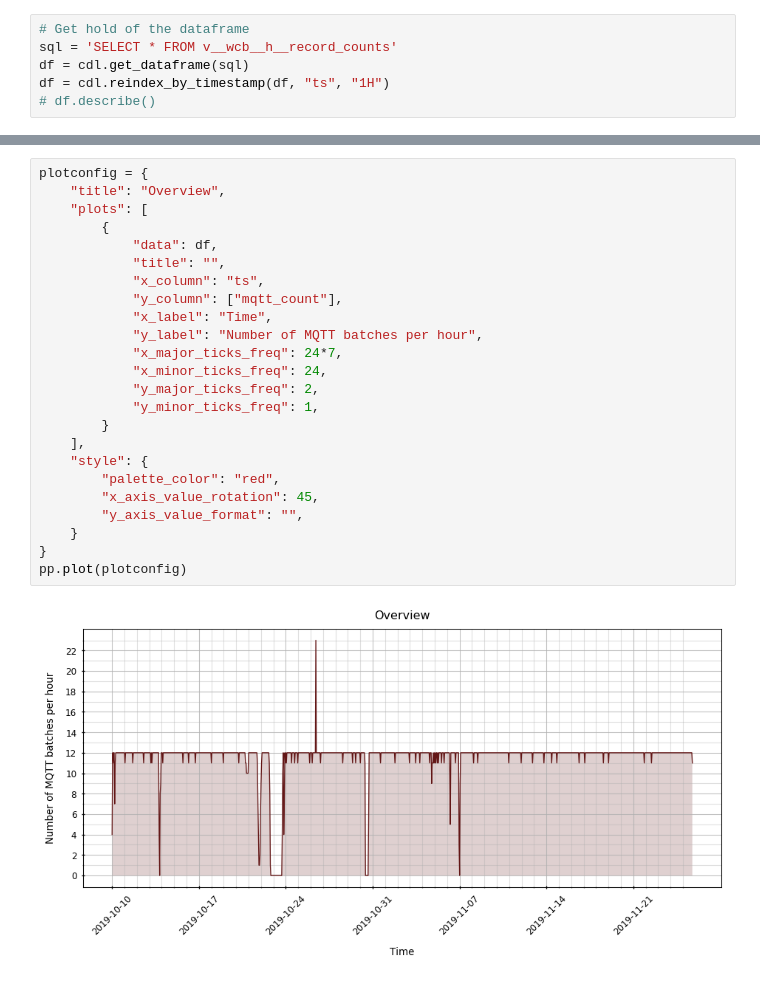
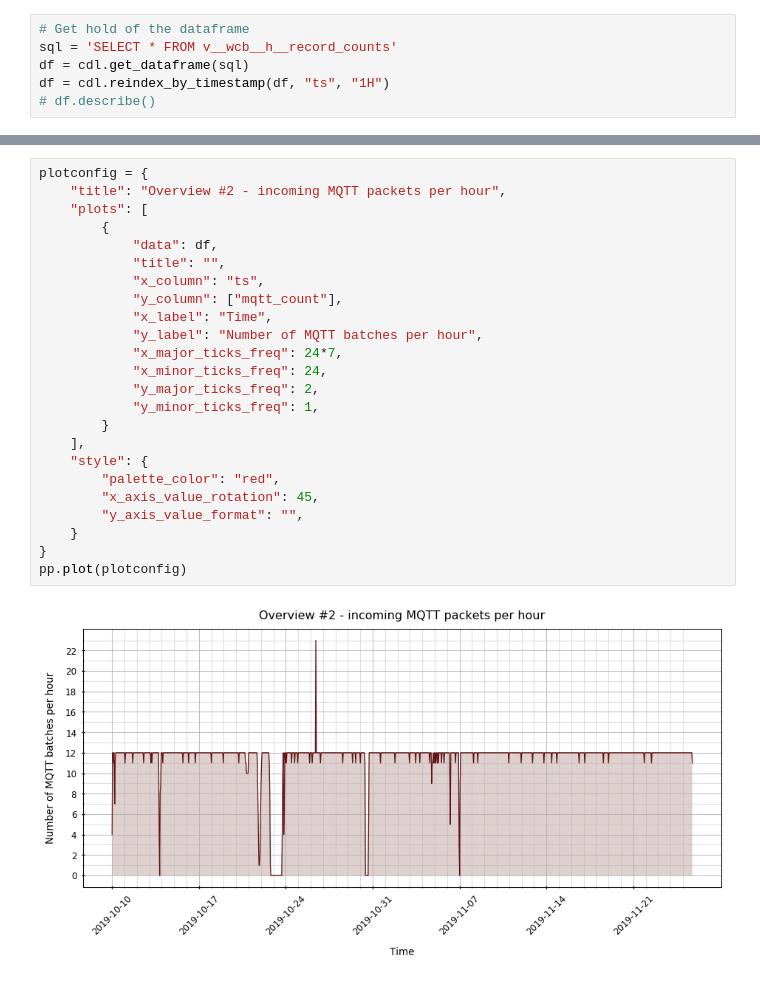
Before and after one commit to adamjakab/CRBDM-Science, a Jupyter notebook: P1.ipynb, the cells around one changed output, grey strips where cells are left out. Cells and saved outputs as stored; diff of their text form.

Commit message:
overview update

```diff
--- a/P1.ipynb
+++ b/P1.ipynb
@@ -19,26 +47,26 @@ df = cdl.reindex_by_timestamp(df, "ts", "1H")
 # %%
 plotconfig = {
-    "title": "Overview",
+    "title": "Overview #2 - incoming MQTT packets per hour",
     "plots": [
         {
             "data": df,
             "title": "",
             "x_column": "ts",
             "y_column": ["mqtt_count"],
             "x_label": "Time",
             "y_label": "Number of MQTT batches per hour",
             "x_major_ticks_freq": 24*7,
             "x_minor_ticks_freq": 24,
             "y_major_ticks_freq": 2,
             "y_minor_ticks_freq": 1,
         }
     ],
     "style": {
         "palette_color": "red",
         "x_axis_value_rotation": 45,
         "y_axis_value_format": "",
     }
 }
 pp.plot(plotconfig)
 # %% [output]
-[figure, old version]
+[figure, new version]
```
Also changed, not shown: parts of 2 cells of this notebook, 2 other files.
